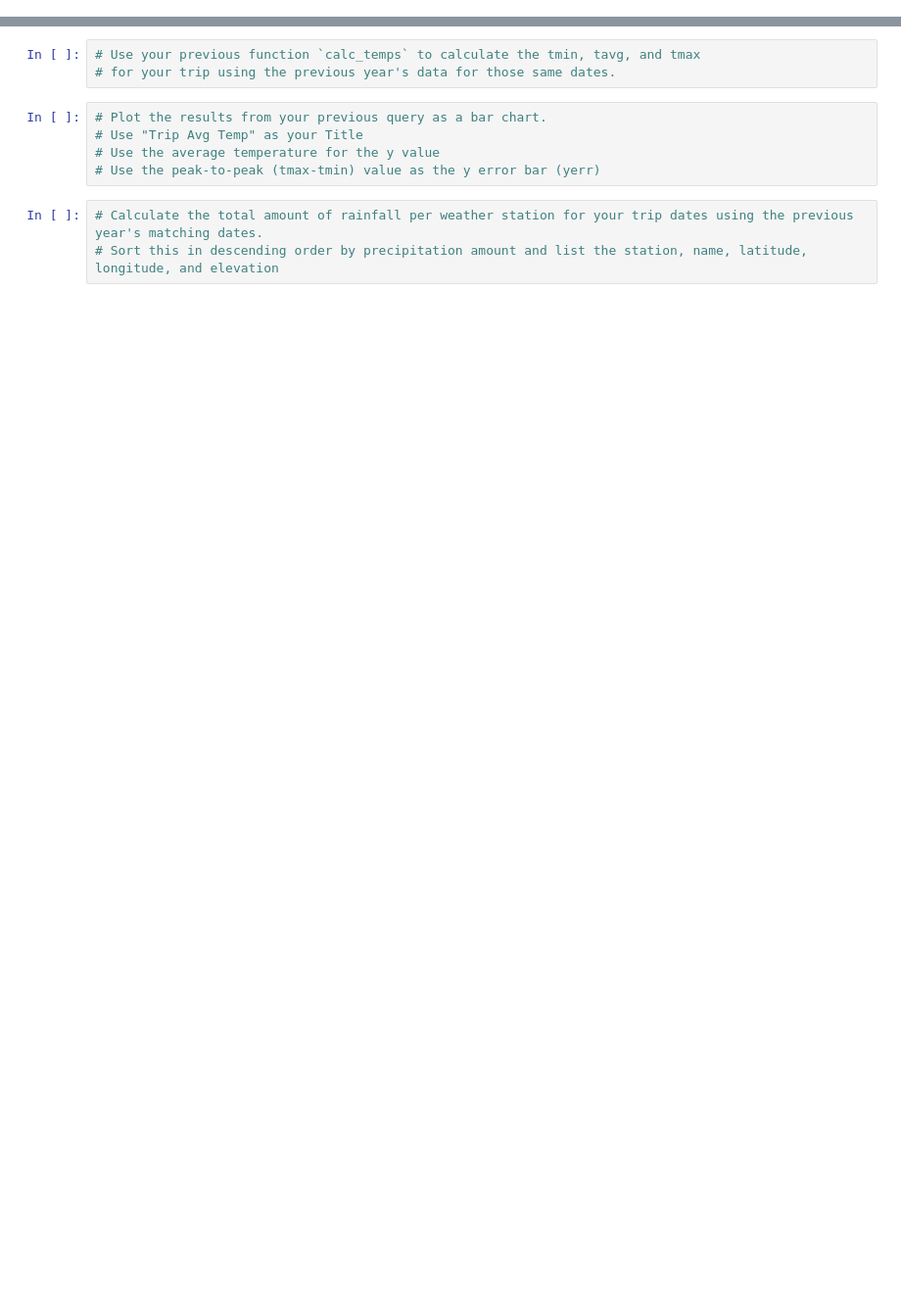
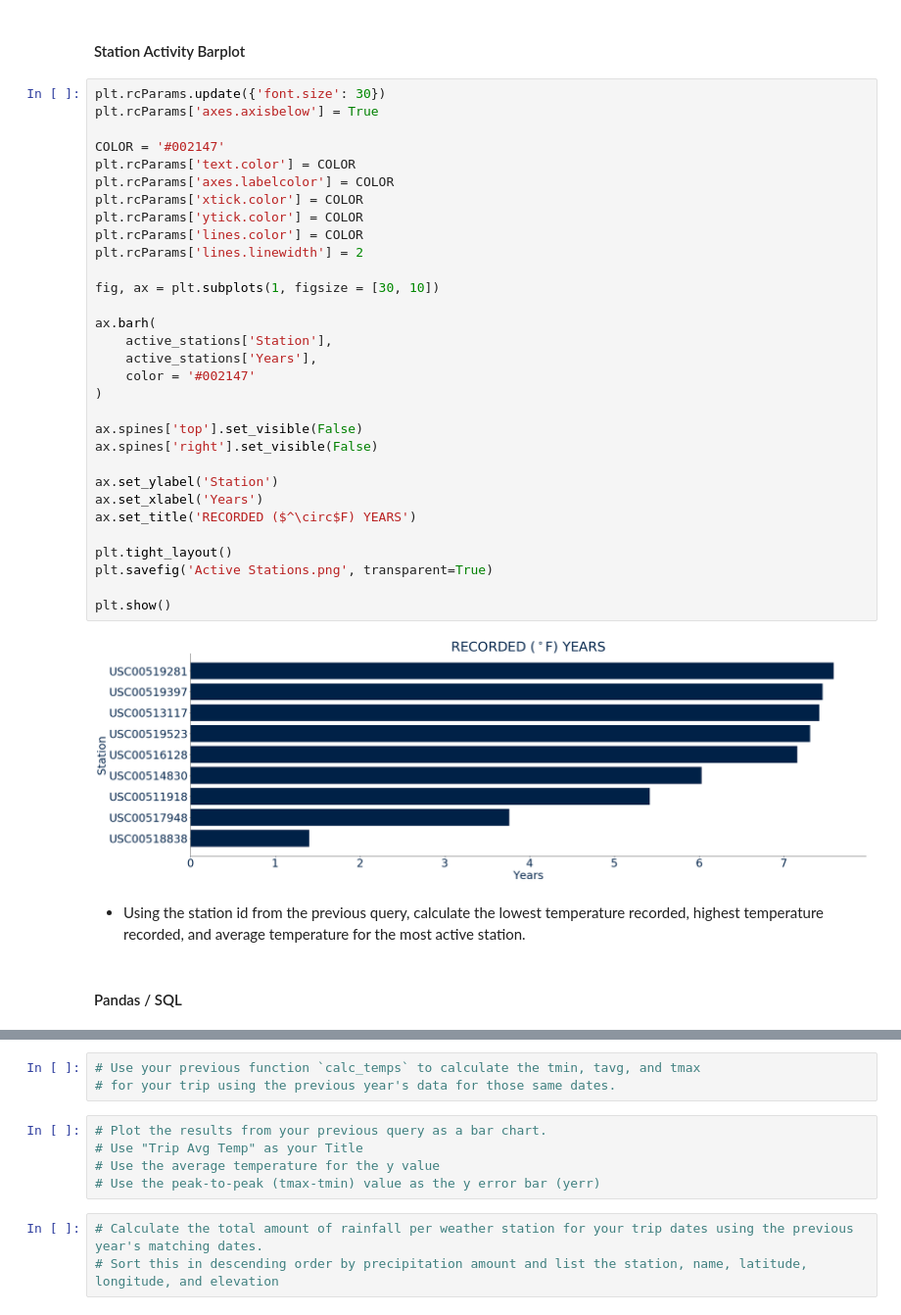
Before and after one commit to TomCallegari/UofT---SCS---Data-Anaytics-Bootcamp, a Jupyter notebook: Week 10 - Advanced Data Storage and Retrieval/Homework/Instructions/ClimatePy.ipynb, the cells around one changed output, grey strips where cells are left out. Shown at 98% size. Cells and saved outputs as stored; diff of their text form; blank space fills up the shorter version.

```diff
--- a/Week 10 - Advanced Data Storage and Retrieval/Homework/Instructions/ClimatePy.ipynb
+++ b/Week 10 - Advanced Data Storage and Retrieval/Homework/Instructions/ClimatePy.ipynb
@@ -131,0 +377,39 @@ Name: Precipitation, dtype: float64
+# %% [markdown]
+#### Station Activity Barplot
+# %%
+plt.rcParams.update({'font.size': 30})
+plt.rcParams['axes.axisbelow'] = True
+
+COLOR = '#002147'
+plt.rcParams['text.color'] = COLOR
+plt.rcParams['axes.labelcolor'] = COLOR
+plt.rcParams['xtick.color'] = COLOR
+plt.rcParams['ytick.color'] = COLOR
+plt.rcParams['lines.color'] = COLOR
+plt.rcParams['lines.linewidth'] = 2
+
+fig, ax = plt.subplots(1, figsize = [30, 10])
+
+ax.barh(
+    active_stations['Station'],
+    active_stations['Years'],
+    color = '#002147'
+)
+
+ax.spines['top'].set_visible(False)
+ax.spines['right'].set_visible(False)
+
+ax.set_ylabel('Station')
+ax.set_xlabel('Years')
+ax.set_title('RECORDED ($^\circ$F) YEARS')
+
+plt.tight_layout()
+plt.savefig('Active Stations.png', transparent=True)
+
+plt.show()
+# %% [output]
+[figure, added]
+# %% [markdown]
+* Using the station id from the previous query, calculate the lowest temperature recorded, highest temperature recorded, and average temperature for the most active station.
+# %% [markdown]
+#### Pandas / SQL
```
Also changed, not shown: parts of 78 cells of this notebook, 22 other files.
